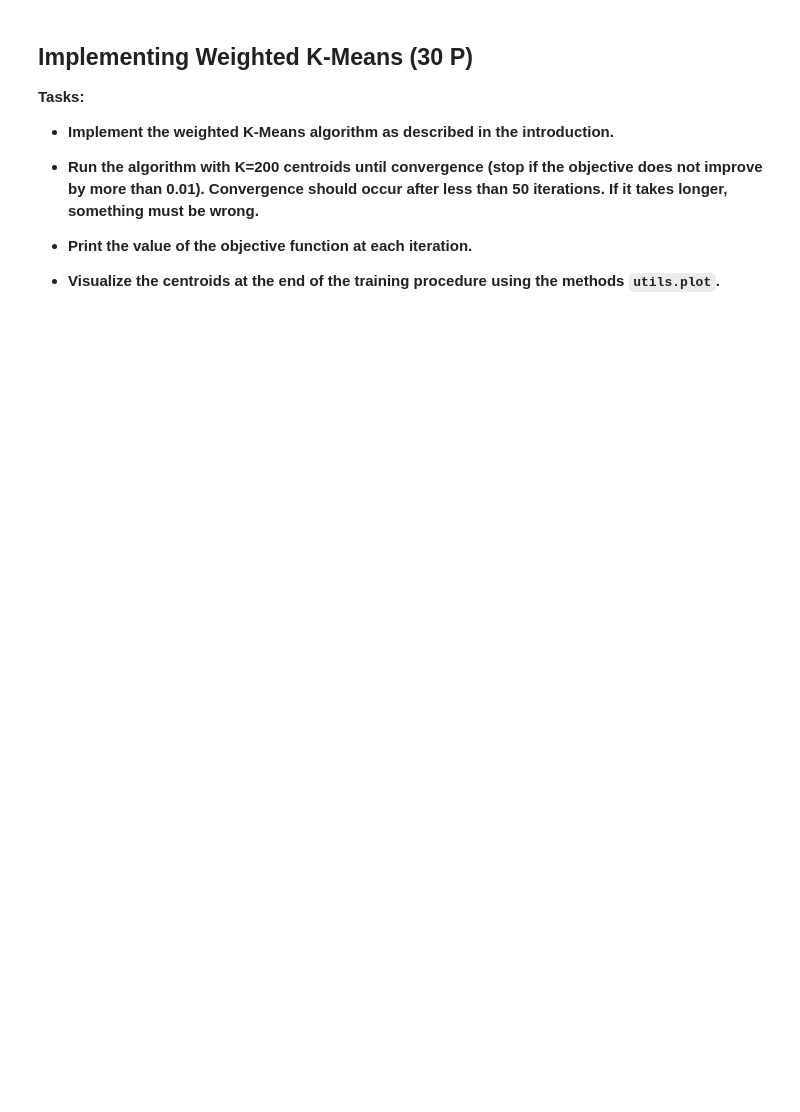
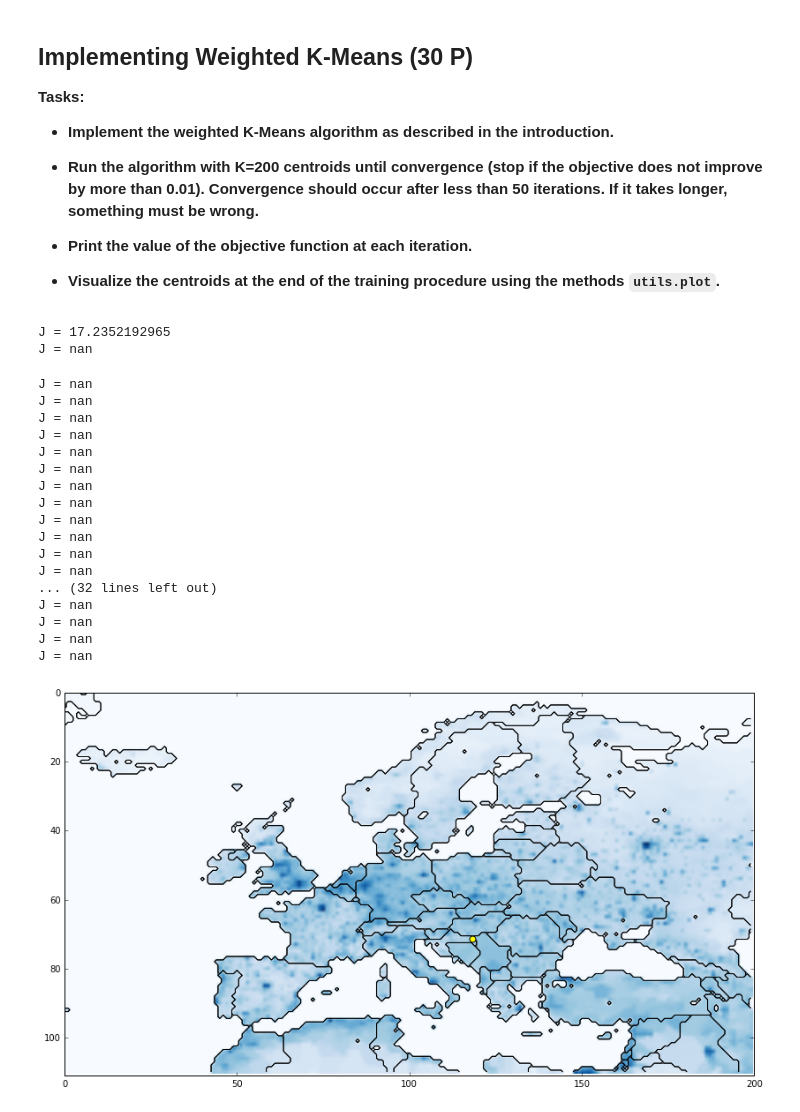
Before and after one commit to jeichelbaum/ml1---ha-assignments, a Jupyter notebook: sheet04/sheet04.ipynb, the cells around one changed output. Saved outputs shown, nothing was run; the diff lists cells and outputs as text; code cells hidden in the pictures; blank space fills up the shorter version.

```diff
--- a/sheet04/sheet04.ipynb
+++ b/sheet04/sheet04.ipynb
@@ -97,0 +122,67 @@ import solution; solution.e2()
+# %%
+# YOUR CODE HERE
+#%matplotlib inline
+#import solution; solution.e2()
+# --------------
+import numpy
+
+# normalize dataset
+X = utils.population
+
+# assign means
+m = m0
+
+jprev = 0
+
+for nananana in range(50):
+    deltas = numpy.zeros((m.shape[0], X.shape[0], X.shape[1]))
+
+    # iterate over all cluster means to compute per cluster distance matrix
+    for i in range(m.shape[0]):
+        iy, ix = numpy.indices(X.shape)
+        deltas[i, :, :] = (iy - m[i, 0])**2 + (ix - m[i, 1])**2
+
+    # reassign datapoints where distance to cluster min
+    minK = numpy.argmin(deltas, axis=0)
+
+    # compute J and check for convergence
+    jnew = 0
+    for i in range(m.shape[0]):
+        ci = minK == i
+        if numpy.sum(X*ci) != 0:
+            jnew += numpy.sum(X*ci * deltas[i]*ci) / numpy.sum(X*ci)
+    print('J =', jnew)
+
+    if abs(jnew - jprev) < 0.01:
+        break
+    jprev = jnew
+
+    # recompute all cluster means
+    for i in range(m.shape[0]):
+        wi = X * (minK == i)
+        my = numpy.sum(wi * numpy.indices(X.shape)[0]) / numpy.sum(wi)
+        mx = numpy.sum(wi * numpy.indices(X.shape)[1]) / numpy.sum(wi)
+        m[i] = [my, mx]
+
+utils.plot(m[:, 0], m[:, 1])
+# %% [output]
+J = 17.2352192965
+J = nan
+J = nan
+J = nan
+J = nan
+J = nan
+J = nan
+J = nan
+J = nan
+J = nan
+J = nan
+J = nan
+J = nan
+J = nan
+... (32 lines left out)
+J = nan
+J = nan
+J = nan
+J = nan
+[figure, added]
```
Also changed, not shown: parts of 4 cells of this notebook, 1 other file.
